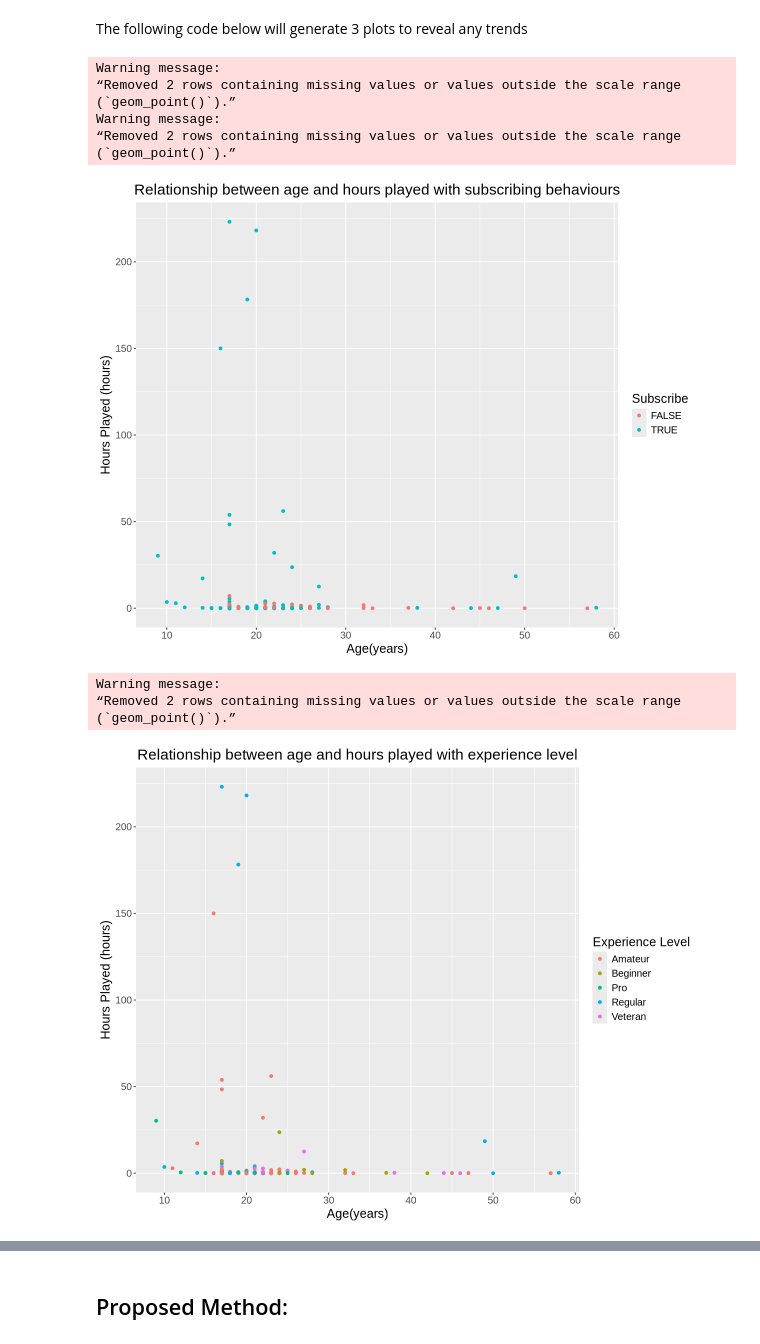
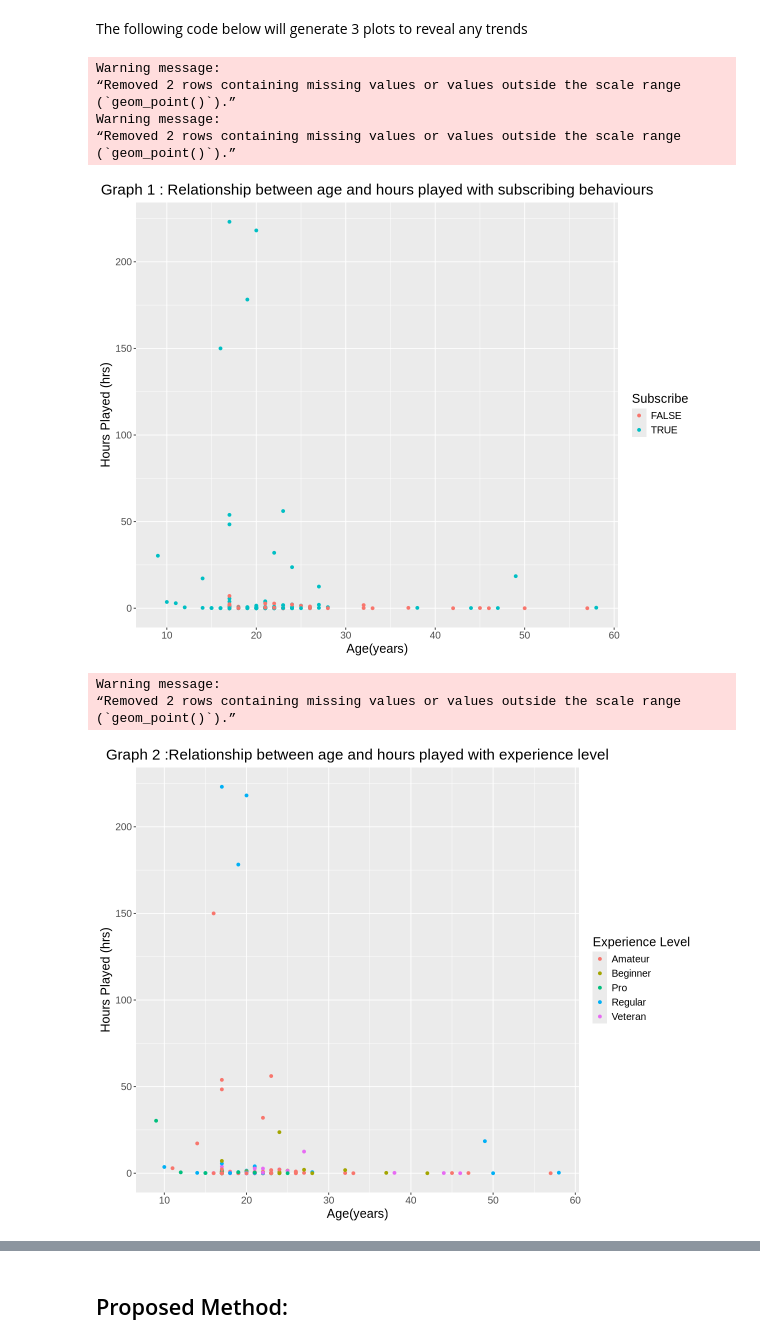
Before and after one commit to 604Beast/Project-Planning-Stage, a Jupyter notebook: Project_Planning_Stage .ipynb, the cells around one changed output, grey strips where cells are left out. Drawn from its saved outputs; the diff is of its cells as text; code cells hidden in the pictures.

Commit message:
Insights from Visualizations
Interpreted graphs,
Note: I will fix grammer and spelling at the end

```diff
--- a/Project_Planning_Stage .ipynb
+++ b/Project_Planning_Stage .ipynb
@@ -175,38 +188,38 @@ The following code below will generate 3 plots to reveal any trends
 # %%
 options(repr.plot.width = 10, repr.plot.height = 8)
 player_plot_subscribe <- ggplot(players_data, aes( x = Age, y = played_hours, color = subscribe))+
                     geom_point()+
-                    ggtitle("Relationship between age and hours played with subscribing behaviours") +
-                    labs( x = "Age(years)", y = "Hours Played (hours)", color = "Subscribe")+
+                    ggtitle("Graph 1 : Relationship between age and hours played with subscribing behaviours") +
+                    labs( x = "Age(years)", y = "Hours Played (hrs)", color = "Subscribe")+
                     theme(text = element_text(size = 15)) +
                     theme(plot.title = element_text(hjust =0.5))
 
 player_plot_experience <- ggplot(players_data, aes( x = Age, y = played_hours, color = experience))+
                     geom_point()+
-                    ggtitle("Relationship between age and hours played with experience level") +
-                    labs( x = "Age(years)", y = "Hours Played (hours)", color = "Experience Level")+
+                    ggtitle("Graph 2 :Relationship between age and hours played with experience level") +
+                    labs( x = "Age(years)", y = "Hours Played (hrs)", color = "Experience Level")+
                     theme(text = element_text(size = 15)) +
                     theme(plot.title = element_text(hjust =0.5))
 
 player_plot_gender <- ggplot(players_data, aes( x = Age, y = played_hours, color = gender))+
                     geom_point()+
-                    ggtitle("Relationship between age and hours played with gender") +
-                    labs( x = "Age(years)", y = "Hours Played (hours)", color = "Gender")+
+                    ggtitle("Graph 3 :Relationship between age and hours played with gender") +
+                    labs( x = "Age(years)", y = "Hours Played (hrs)", color = "Gender")+
                     theme(text = element_text(size = 15)) +
                     theme(plot.title = element_text(hjust =0.5))
 
 player_plot_subscribe
 player_plot_experience
 player_plot_gender
 # %% [output]
 Warning message:
 “Removed 2 rows containing missing values or values outside the scale range
 (`geom_point()`).”
 Warning message:
 “Removed 2 rows containing missing values or values outside the scale range
 (`geom_point()`).”
-[figure, old version]
+[figure, new version]
 Warning message:
 “Removed 2 rows containing missing values or values outside the scale range
 (`geom_point()`).”
-[figure, old version]
+[figure, new version]
```
Also changed, not shown: parts of 6 cells of this notebook.
